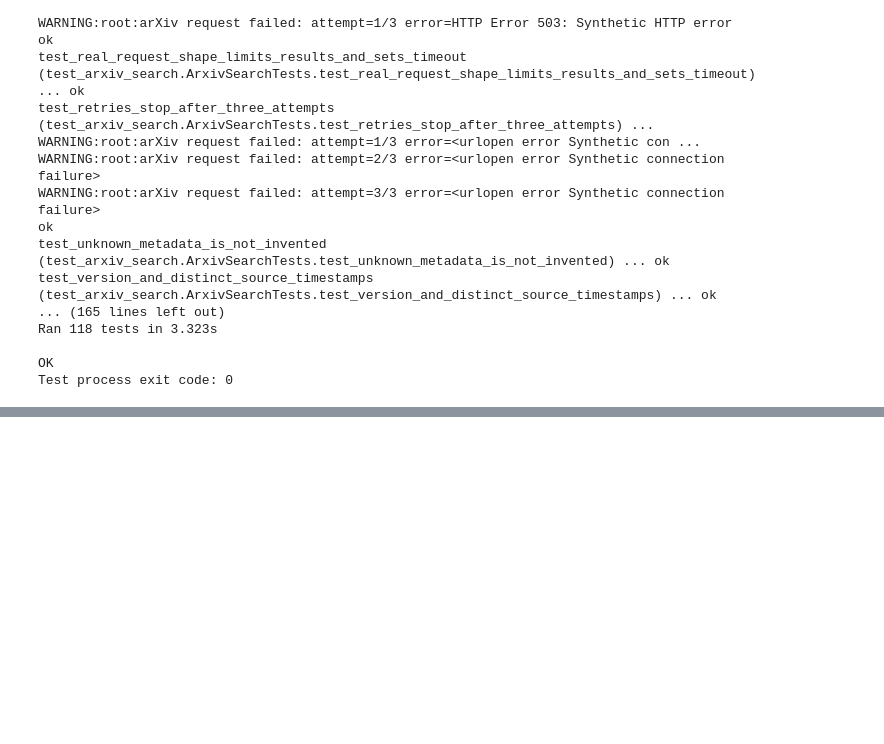
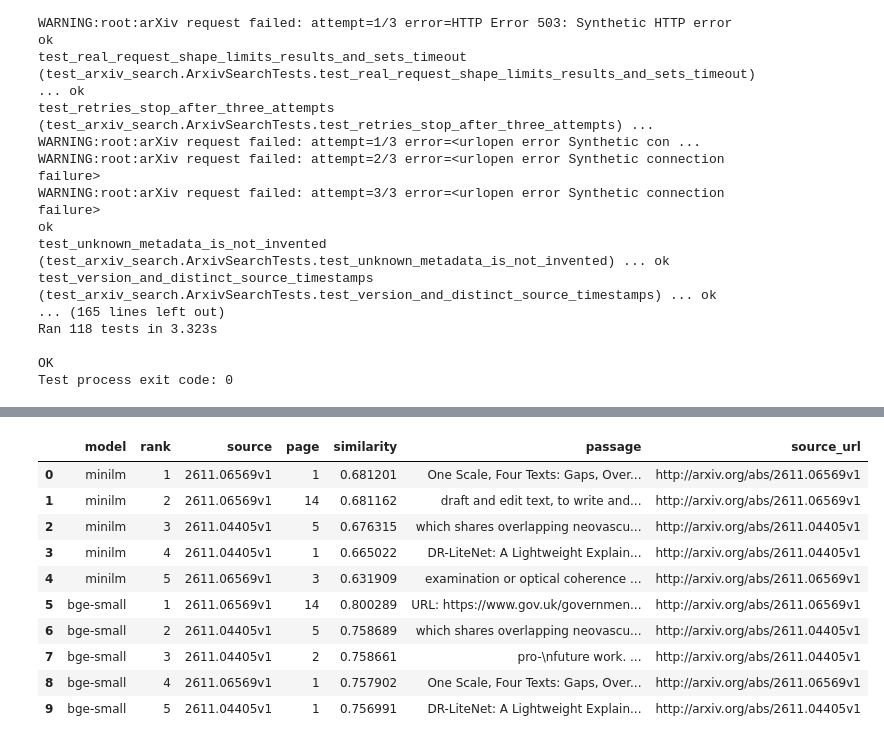
Before and after one commit to tubakadriye/search4cure-diabetes-multi-agent-system, a Jupyter notebook: notebooks/walkthrough.ipynb, the cells around one changed output, grey strips where cells are left out. Drawn from its saved outputs; the diff is of its cells as text; code cells hidden in the pictures; blank space fills up the shorter version.

Commit message:
Compare pinned MiniLM and BGE text embeddings

```diff
--- a/notebooks/walkthrough.ipynb
+++ b/notebooks/walkthrough.ipynb
@@ -828,0 +966,70 @@ Test process exit code: 0
+# %%
+import json
+import logging
+import math
+import os
+from pathlib import Path
+import sys
+comparison_root = Path.cwd()
+if not (comparison_root / "evaluation/models.json").is_file():
+    comparison_root = comparison_root.parent
+os.chdir(comparison_root)
+sys.path.insert(0, str(comparison_root))
+from embedding_comparison import compare_models, load_corpus, load_questions
+from download_pdf import save_metadata
+logging.basicConfig(level=logging.INFO, format="%(message)s", stream=sys.stdout, force=True)
+
+COMPARISON_CHUNKS = [chunk_result["metadata_path"]] if "chunk_result" in globals() else [
+    "data/arxiv/2611.04405v1/chunks/717879fe88ef482894cff9654ba8fb83.json",
+    "data/arxiv/2611.06569v1/chunks/97dfb8bb3eea46f795ffeec0afbfb59f.json",
+]
+OFFLINE_MODELS = True
+comparison_corpus = load_corpus(COMPARISON_CHUNKS)
+comparison_questions = load_questions("evaluation/questions.json", "development")
+comparison_specs = json.loads(Path("evaluation/models.json").read_text())
+comparison = compare_models(comparison_corpus, comparison_questions, comparison_specs, offline=OFFLINE_MODELS)
+report_folder = Path("data/embedding_comparison/runs")
+report_folder.mkdir(parents=True, exist_ok=True)
+comparison_path = save_metadata(report_folder, comparison)
+print("Comparison status:", comparison["status"])
+print("Report:", comparison_path)
+print("Corpus fingerprint:", comparison_corpus["sha256"])
+print("Input chunks:", len(comparison_corpus["chunks"]), "; development questions:", len(comparison_questions))
+assert all(model["status"] != "failed" for model in comparison["models"]), "Inspect the report; install dependencies and cache weights or allow the first download."
+assert comparison["quality_metrics"] is None
+comparison_rows = []
+for model in comparison["models"]:
+    documents, queries = model["documents"], model["queries"]
+    comparison_rows.append({
+        "model": model["name"], "status": model["status"], "document_vectors": len(documents["vectors"]),
+        "rejected_chunks": len(documents["rejected"]), "max_document_tokens": max(r["tokens"] for r in documents["token_counts"]),
+        "query_vectors": len(queries["vectors"]), "load_seconds": model["load_seconds"],
+        "document_encode_seconds": documents["encode_seconds"], "query_encode_seconds": queries["encode_seconds"],
+        "encode_api_calls": documents["encode_api_calls"] + queries["encode_api_calls"],
+    })
+    if documents["vectors"]:
+        vector = documents["vectors"][0]
+        print(f"{model['name']}: example dimension={len(vector)}, norm={math.sqrt(sum(v*v for v in vector)):.6f}, first 8 values={vector[:8]}")
+    print(model["name"], "rejected inputs:", documents["rejected"])
+import pandas as pd
+comparison_df = pd.DataFrame(comparison_rows)
+print(comparison_df.to_string(index=False))
+display(comparison_df)
+
+QUESTION_TO_SHOW = "dev-grading"
+page_rows = []
+source_chunks = {row["id"]: row for row in comparison_corpus["chunks"]}
+for model in comparison["models"]:
+    for result in model["results"]:
+        for rank, page in enumerate(result["pages"], 1):
+            original = source_chunks[page["id"]]
+            assert all(page[key] == original[key] for key in ("arxiv_id", "version", "pdf_sha256", "page_number", "text"))
+            if result["question_id"] == QUESTION_TO_SHOW:
+                page_rows.append({"model": model["name"], "rank": rank,
+                                  "source": f"{page['arxiv_id']}v{page['version']}", "page": page["page_number"],
+                                  "similarity": page["similarity"], "passage": page["text"], "source_url": page["source_url"]})
+print("Inspect ranked pages for:", QUESTION_TO_SHOW)
+display(pd.DataFrame(page_rows))
+print("Source/page associations checked against the validated corpus. Relevance remains unreviewed.")
+print("Timings are single local observations. Different models' similarity values are not calibrated to each other.")
+# %% [output]
@@ -828,0 +1061,11 @@ Test process exit code: 0
+|  | model | rank | source | page | similarity | passage | source_url |
+| 0 | minilm | 1 | 2611.06569v1 | 1 | 0.681201 | One Scale, Four Texts: Gaps, Over... | http://arxiv.org/abs/2611.06569v1 |
+| 1 | minilm | 2 | 2611.06569v1 | 14 | 0.681162 | draft and edit text, to write and... | http://arxiv.org/abs/2611.06569v1 |
+| 2 | minilm | 3 | 2611.04405v1 | 5 | 0.676315 | which shares overlapping neovascu... | http://arxiv.org/abs/2611.04405v1 |
+| 3 | minilm | 4 | 2611.04405v1 | 1 | 0.665022 | DR-LiteNet: A Lightweight Explain... | http://arxiv.org/abs/2611.04405v1 |
+| 4 | minilm | 5 | 2611.06569v1 | 3 | 0.631909 | examination or optical coherence ... | http://arxiv.org/abs/2611.06569v1 |
+| 5 | bge-small | 1 | 2611.06569v1 | 14 | 0.800289 | URL: https://www.gov.uk/governmen... | http://arxiv.org/abs/2611.06569v1 |
+| 6 | bge-small | 2 | 2611.04405v1 | 5 | 0.758689 | which shares overlapping neovascu... | http://arxiv.org/abs/2611.04405v1 |
+| 7 | bge-small | 3 | 2611.04405v1 | 2 | 0.758661 | pro-\nfuture work. ... | http://arxiv.org/abs/2611.04405v1 |
+| 8 | bge-small | 4 | 2611.06569v1 | 1 | 0.757902 | One Scale, Four Texts: Gaps, Over... | http://arxiv.org/abs/2611.06569v1 |
+| 9 | bge-small | 5 | 2611.04405v1 | 1 | 0.756991 | DR-LiteNet: A Lightweight Explain... | http://arxiv.org/abs/2611.04405v1 |
```
Also changed, not shown: parts of 5 cells of this notebook, 13 other files.
